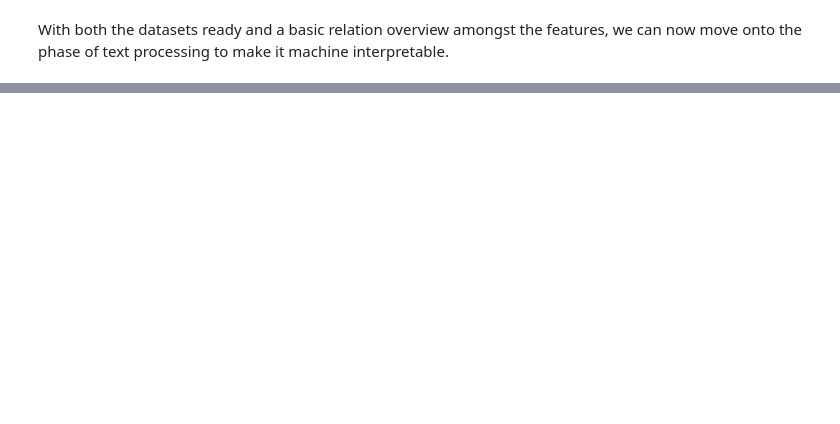
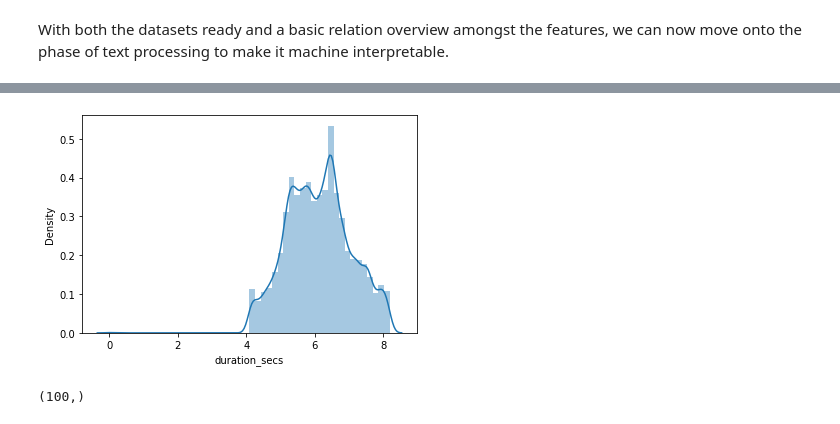
Before and after one commit to ajinkyabhanudas/SIADS696, a Jupyter notebook: Dataset_setup_Ajinkya.ipynb, the cells around one changed output, grey strips where cells are left out. Cells and saved outputs as stored; diff of their text form; code cells hidden in the pictures; blank space fills up the shorter version.

```diff
--- a/Dataset_setup_Ajinkya.ipynb
+++ b/Dataset_setup_Ajinkya.ipynb
@@ -385,0 +439,5 @@ With both the datasets ready and a basic relation overview amongst the features,
+# %%
+#after transform
+sns.distplot(np.log(basic_model_data.duration_secs+1));
+# %% [output]
+[figure, added]
@@ -385,0 +447,5 @@ With both the datasets ready and a basic relation overview amongst the features,
+# %%
+# word2vec_titles.wv.vocab
+word2vec_titles.wv['artificial'].shape
+# %% [output]
+(100,)
```
Also changed, not shown: parts of 56 cells of this notebook.
